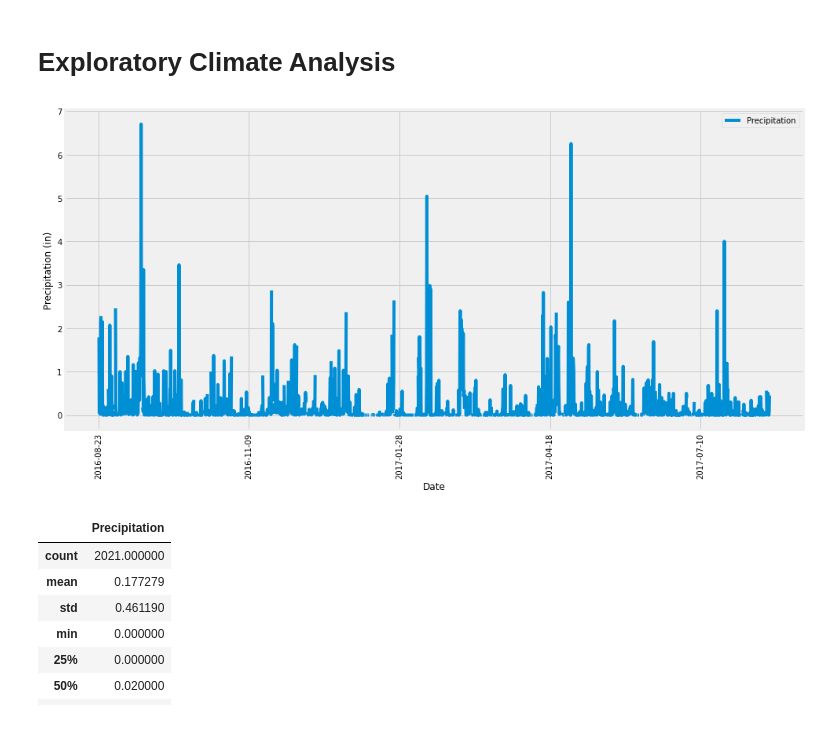
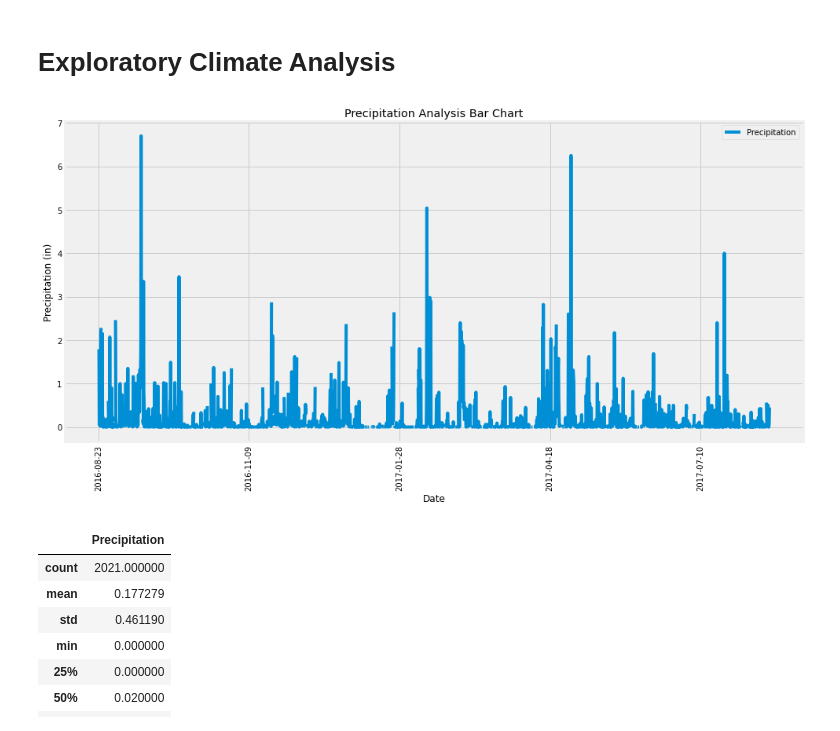
Before and after one commit to chronicJatt/sqlalchemy-challenge, a Jupyter notebook: climate_starter.ipynb, the cells around one changed output. Cells and saved outputs as stored; diff of their text form; code cells hidden in the pictures.

```diff
--- a/climate_starter.ipynb
+++ b/climate_starter.ipynb
@@ -41,27 +41,27 @@ conn = engine.connect()
 # %%
 # Design a query to retrieve the last 12 months of precipitation data and plot the results
 # Calculate the date 1 year ago from the last data point in the database
 last_entry = pd.read_sql("SELECT * FROM measurement ORDER BY date DESC LIMIT 1", conn)
 
 # Perform a query to retrieve the data and precipitation scores
-prcp = session.query(Measurement.date, Measurement.prcp).filter(Measurement.date > "2016-08-22")
-#prcp_alt = pd.read_sql("SELECT * FROM measurement", conn)
+prcp = session.query(Measurement.date, Measurement.prcp).filter(Measurement.date >= "2016-08-23")
 
 # Save the query results as a Pandas DataFrame and set the index to the date column
 prcp_df = pd.DataFrame(prcp, columns=["Date", "Precipitation"])
 prcp_df.set_index(prcp_df["Date"], inplace=True)
 prcp_df.drop(prcp_df.columns[0], axis=1, inplace=True)
 
 # Sort the dataframe by date
 prcp_sort_df = prcp_df.sort_index(ascending=True)
 
 # Use Pandas Plotting with Matplotlib to plot the data
 prcp_sort_df.plot(rot='vertical', figsize=(15,7.5))
+plt.title('Precipitation Analysis Bar Chart')
 plt.xlabel('Date')
 plt.ylabel('Precipitation (in)')
 plt.show()
 # %% [output]
-[figure, old version]
+[figure, new version]
 # %%
 # Use Pandas to calculate the summary statistics for the precipitation data
 prcp_sort_df.describe()
```
Also changed, not shown: parts of 1 cell of this notebook, 1 other file.
